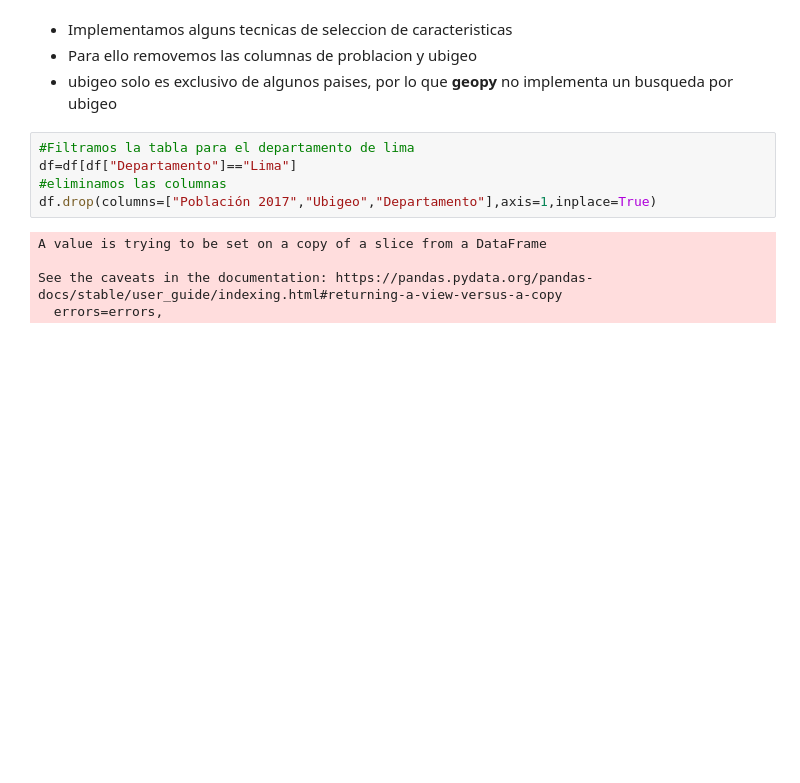
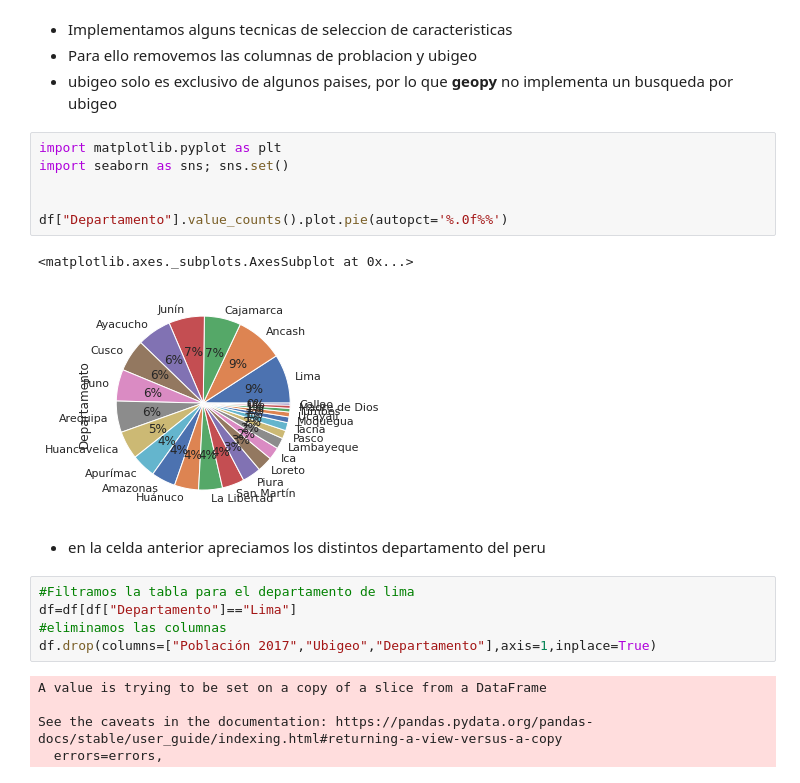
Before and after one commit to Jovamih/Coursera_Capstone, a Jupyter notebook: capstone_coursera_johan_FINAL_TODO.ipynb, the cells around one changed output. Saved outputs shown, nothing was run; the diff lists cells and outputs as text; blank space fills up the shorter version.

```diff
--- a/capstone_coursera_johan_FINAL_TODO.ipynb
+++ b/capstone_coursera_johan_FINAL_TODO.ipynb
@@ -62,6 +78,17 @@ df.head()
 * Implementamos alguns tecnicas de seleccion de caracteristicas
 * Para ello removemos las columnas de problacion y ubigeo
 * ubigeo solo es exclusivo de algunos paises, por lo que **geopy** no implementa un busqueda por ubigeo
+# %%
+import matplotlib.pyplot as plt
+import seaborn as sns; sns.set()
+
+
+df["Departamento"].value_counts().plot.pie(autopct='%.0f%%')
+# %% [output]
+<matplotlib.axes._subplots.AxesSubplot at 0x...>
+[figure, added]
+# %% [markdown]
+* en la celda anterior apreciamos los distintos departamento del peru
 # %%
 #Filtramos la tabla para el departamento de lima
 df=df[df["Departamento"]=="Lima"]
```
Also changed, not shown: parts of 8 cells of this notebook.
